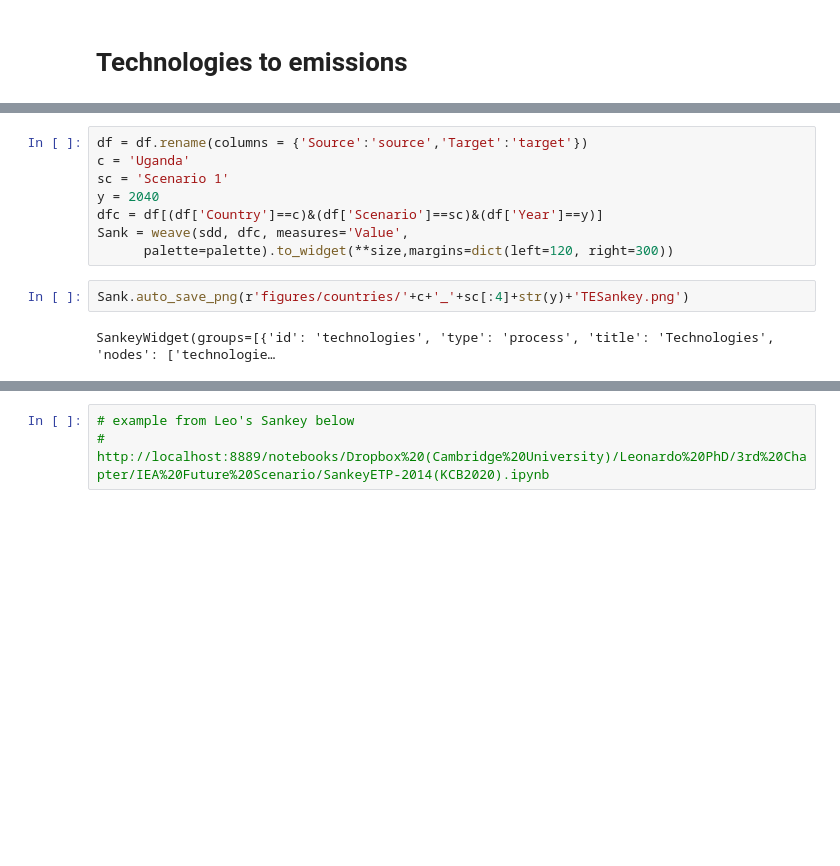
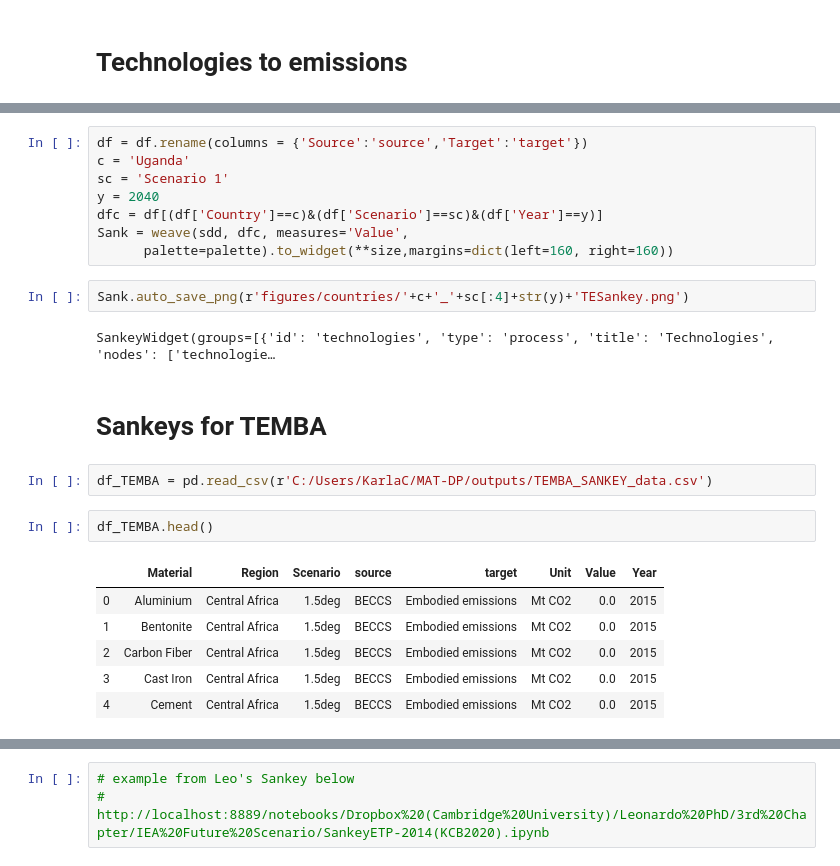
Before and after one commit to kcerva/MAT-DP, a Jupyter notebook: notebooks/MAT-DP_Sankeys.ipynb, the cells around one changed output, grey strips where cells are left out. Saved outputs shown, nothing was run; the diff lists cells and outputs as text; blank space fills up the shorter version.

Commit message:
Updated main MAT-DP calculations and made a notebook for TEMBA figures

```diff
--- a/notebooks/MAT-DP_Sankeys.ipynb
+++ b/notebooks/MAT-DP_Sankeys.ipynb
@@ -245,8 +239,21 @@ sc = 'Scenario 1'
 y = 2040
 dfc = df[(df['Country']==c)&(df['Scenario']==sc)&(df['Year']==y)]
 Sank = weave(sdd, dfc, measures='Value',
-      palette=palette).to_widget(**size,margins=dict(left=120, right=300))
+      palette=palette).to_widget(**size,margins=dict(left=160, right=160))
 # %%
 Sank.auto_save_png(r'figures/countries/'+c+'_'+sc[:4]+str(y)+'TESankey.png')
 # %% [output]
 SankeyWidget(groups=[{'id': 'technologies', 'type': 'process', 'title': 'Technologies', 'nodes': ['technologie…
+# %% [markdown]
+# Sankeys for TEMBA
+# %%
+df_TEMBA = pd.read_csv(r'C:/Users/KarlaC/MAT-DP/outputs/TEMBA_SANKEY_data.csv')
+# %%
+df_TEMBA.head()
+# %% [output]
+|  | Material | Region | Scenario | source | target | Unit | Value | Year |
+| 0 | Aluminium | Central Africa | 1.5deg | BECCS | Embodied emissions | Mt CO2 | 0.0 | 2015 |
+| 1 | Bentonite | Central Africa | 1.5deg | BECCS | Embodied emissions | Mt CO2 | 0.0 | 2015 |
+| 2 | Carbon Fiber | Central Africa | 1.5deg | BECCS | Embodied emissions | Mt CO2 | 0.0 | 2015 |
+| 3 | Cast Iron | Central Africa | 1.5deg | BECCS | Embodied emissions | Mt CO2 | 0.0 | 2015 |
+| 4 | Cement | Central Africa | 1.5deg | BECCS | Embodied emissions | Mt CO2 | 0.0 | 2015 |
```
Also changed, not shown: parts of 17 cells of this notebook, 2 other files.
